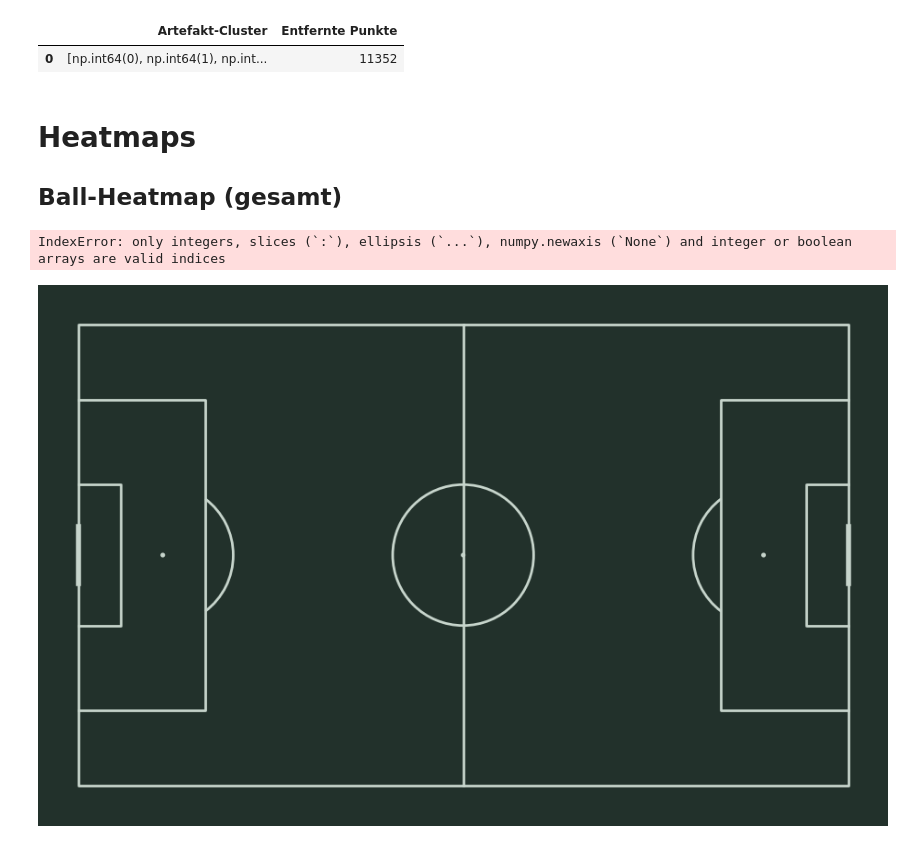
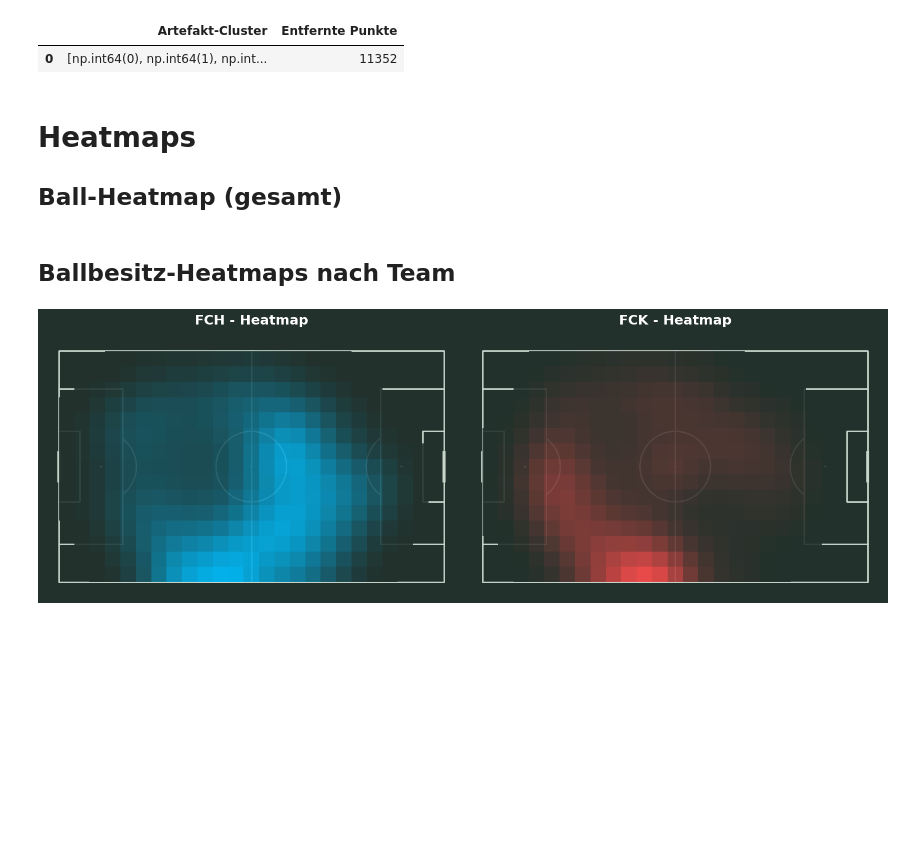
Before and after one commit to lounico84/Computer-Vision-FCH, a Jupyter notebook: match_analytics.ipynb, the cells around one changed output. Saved outputs shown, nothing was run; the diff lists cells and outputs as text; code cells hidden in the pictures; blank space fills up the shorter version.

```diff
--- a/match_analytics.ipynb
+++ b/match_analytics.ipynb
@@ -130,22 +127,14 @@ else:
 |  | Artefakt-Cluster | Entfernte Punkte |
 | 0 | [np.int64(0), np.int64(1), np.int... | 11352 |
 # %%
-display(HTML(f"<h1>Heatmaps</h1><h2>Ball-Heatmap (gesamt)</h2>"))
-
-#hm.plot_ball_heatmap_on_pitch(df, pitch_img, pitch_length, pitch_width)
-#plt.title(f"Ball-Heatmap: {team1_name} vs {team2_name}")
-#plt.show()
-
 display(HTML("<h2>Ballbesitz-Heatmaps nach Team</h2>"))
 # Heatmaps plotten
 fig, axes = hm.plot_team_ball_heatmaps_on_pitch(df, None, pitch_length, pitch_width)
-#axes[0].set_title(f"{team1_name} – Ballbesitz-Heatmap")
-#axes[1].set_title(f"{team2_name} – Ballbesitz-Heatmap")
 plt.show()
 
 page_break()
 # %% [output]
 Heatmaps
 Ball-Heatmap (gesamt)
-IndexError: only integers, slices (`:`), ellipsis (`...`), numpy.newaxis (`None`) and integer or boolean arrays are valid indices
+Ballbesitz-Heatmaps nach Team
-[figure, old version]
+[figure, new version]
```
Also changed, not shown: parts of 6 cells of this notebook, 1 other file.
